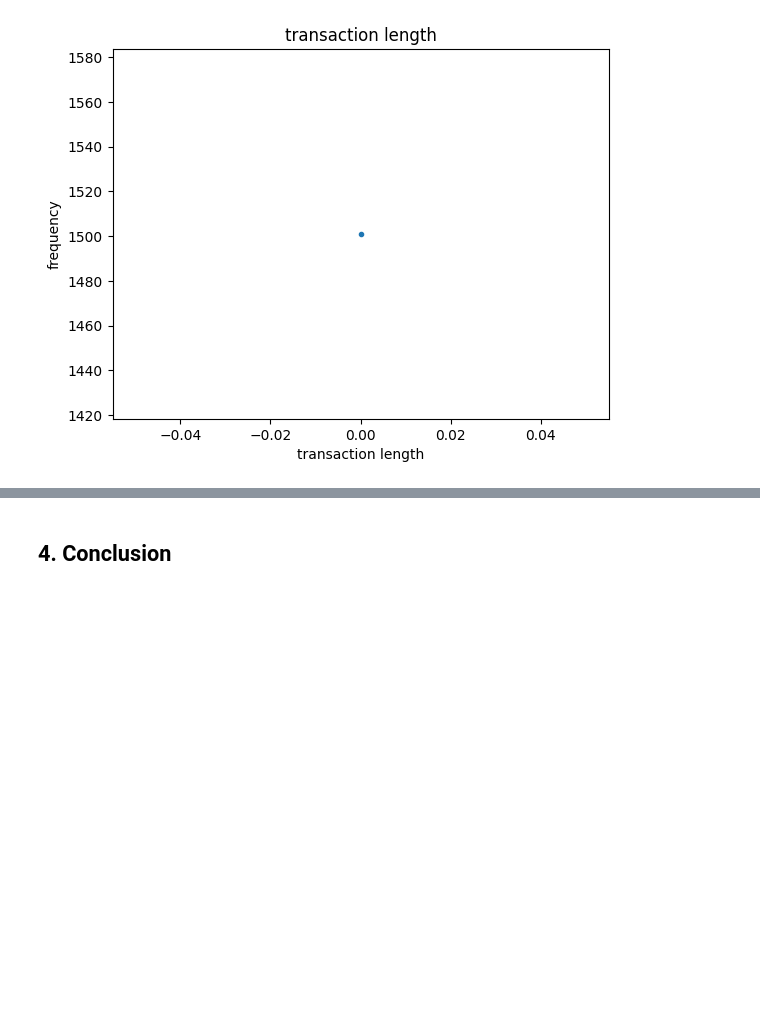
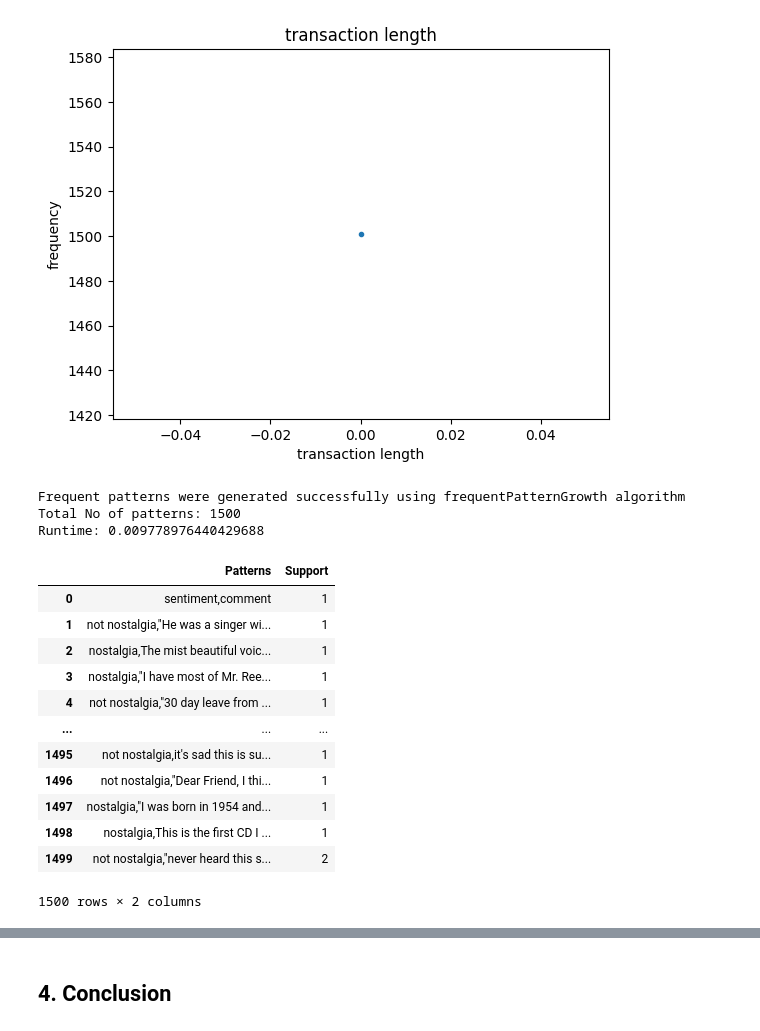
Before and after one commit to ErkaGlt/DM2024-Lab1-Homework, a Jupyter notebook: DM2024-Lab1-Homework.ipynb, the cells around one changed output, grey strips where cells are left out. Drawn from its saved outputs; the diff is of its cells as text; code cells hidden in the pictures; blank space fills up the shorter version.

```diff
--- a/DM2024-Lab1-Homework.ipynb
+++ b/DM2024-Lab1-Homework.ipynb
@@ -401,3 +454,32 @@ Variance in Transaction Sizes : 0
 Sparsity : 0.9993333333333333
 [figure]
 [figure]
+# %%
+from PAMI.frequentPattern.basic import FPGrowth as alg
+minSup=1
+obj1 = alg.FPGrowth(iFile='Nostalgic_Sentiment_Analysis_of_YouTube_Comments_Data.csv', minSup=minSup)
+obj1.mine()
+frequentPatternsDF= obj1.getPatternsAsDataFrame()
+print('Total No of patterns: ' + str(len(frequentPatternsDF)))
+print('Runtime: ' + str(obj1.getRuntime()))
+# %% [output]
+Frequent patterns were generated successfully using frequentPatternGrowth algorithm
+Total No of patterns: 1500
+Runtime: 0.009778976440429688
+# %%
+obj1.save('freq_patterns_minSup1.txt')
+frequentPatternsDF
+# %% [output]
+|  | Patterns | Support |
+| 0 | sentiment,comment | 1 |
+| 1 | not nostalgia,"He was a singer wi... | 1 |
+| 2 | nostalgia,The mist beautiful voic... | 1 |
+| 3 | nostalgia,"I have most of Mr. Ree... | 1 |
+| 4 | not nostalgia,"30 day leave from ... | 1 |
+| ... | ... | ... |
+| 1495 | not nostalgia,it's sad this is su... | 1 |
+| 1496 | not nostalgia,"Dear Friend, I thi... | 1 |
+| 1497 | nostalgia,"I was born in 1954 and... | 1 |
+| 1498 | nostalgia,This is the first CD I ... | 1 |
+| 1499 | not nostalgia,"never heard this s... | 2 |
+1500 rows × 2 columns
```
Also changed, not shown: parts of 19 cells of this notebook.
